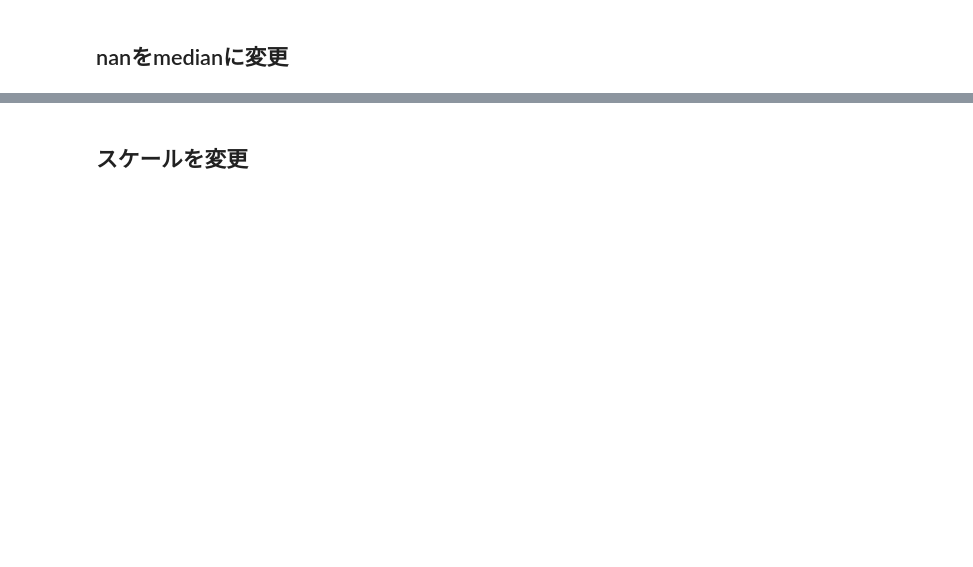
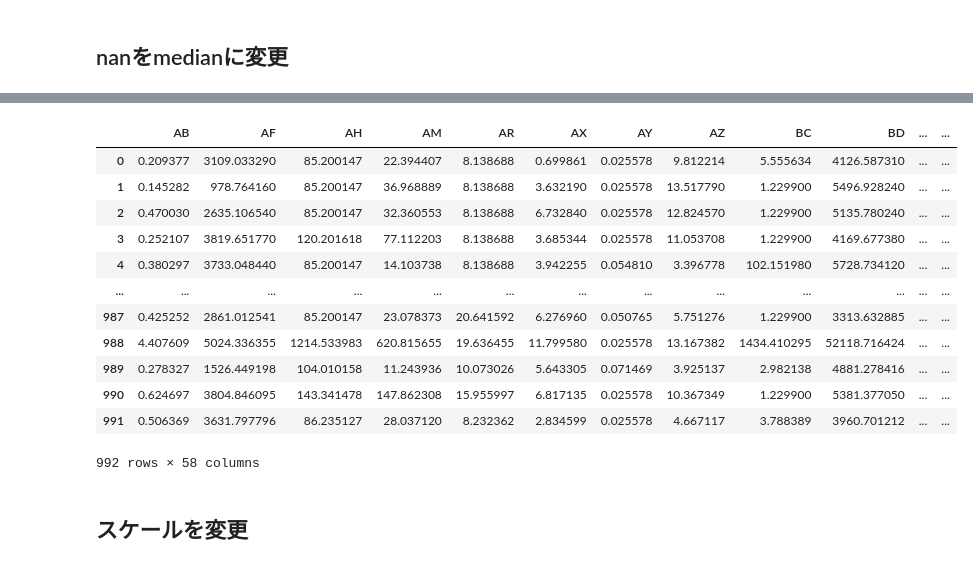
Before and after one commit to aruaru0/icr-kaggle, a Jupyter notebook: emsamble_baseline.ipynb, the cells around one changed output, grey strips where cells are left out. Saved outputs shown, nothing was run; the diff lists cells and outputs as text; code cells hidden in the pictures; blank space fills up the shorter version.

```diff
--- a/emsamble_baseline.ipynb
+++ b/emsamble_baseline.ipynb
@@ -64,3 +157,19 @@ df_test
+# %%
+df_train
+# %% [output]
+|  | AB | AF | AH | AM | AR | AX | AY | AZ | BC | BD | ... | ... |
+| 0 | 0.209377 | 3109.033290 | 85.200147 | 22.394407 | 8.138688 | 0.699861 | 0.025578 | 9.812214 | 5.555634 | 4126.587310 | ... | ... |
+| 1 | 0.145282 | 978.764160 | 85.200147 | 36.968889 | 8.138688 | 3.632190 | 0.025578 | 13.517790 | 1.229900 | 5496.928240 | ... | ... |
+| 2 | 0.470030 | 2635.106540 | 85.200147 | 32.360553 | 8.138688 | 6.732840 | 0.025578 | 12.824570 | 1.229900 | 5135.780240 | ... | ... |
+| 3 | 0.252107 | 3819.651770 | 120.201618 | 77.112203 | 8.138688 | 3.685344 | 0.025578 | 11.053708 | 1.229900 | 4169.677380 | ... | ... |
+| 4 | 0.380297 | 3733.048440 | 85.200147 | 14.103738 | 8.138688 | 3.942255 | 0.054810 | 3.396778 | 102.151980 | 5728.734120 | ... | ... |
+| ... | ... | ... | ... | ... | ... | ... | ... | ... | ... | ... | ... | ... |
+| 987 | 0.425252 | 2861.012541 | 85.200147 | 23.078373 | 20.641592 | 6.276960 | 0.050765 | 5.751276 | 1.229900 | 3313.632885 | ... | ... |
+| 988 | 4.407609 | 5024.336355 | 1214.533983 | 620.815655 | 19.636455 | 11.799580 | 0.025578 | 13.167382 | 1434.410295 | 52118.716424 | ... | ... |
+| 989 | 0.278327 | 1526.449198 | 104.010158 | 11.243936 | 10.073026 | 5.643305 | 0.071469 | 3.925137 | 2.982138 | 4881.278416 | ... | ... |
+| 990 | 0.624697 | 3804.846095 | 143.341478 | 147.862308 | 15.955997 | 6.817135 | 0.025578 | 10.367349 | 1.229900 | 5381.377050 | ... | ... |
+| 991 | 0.506369 | 3631.797796 | 86.235127 | 28.037120 | 8.232362 | 2.834599 | 0.025578 | 4.667117 | 3.788389 | 3960.701212 | ... | ... |
+992 rows × 58 columns
 # %% [markdown]
 ## スケールを変更
 # %%
```
Also changed, not shown: parts of 27 cells of this notebook.
